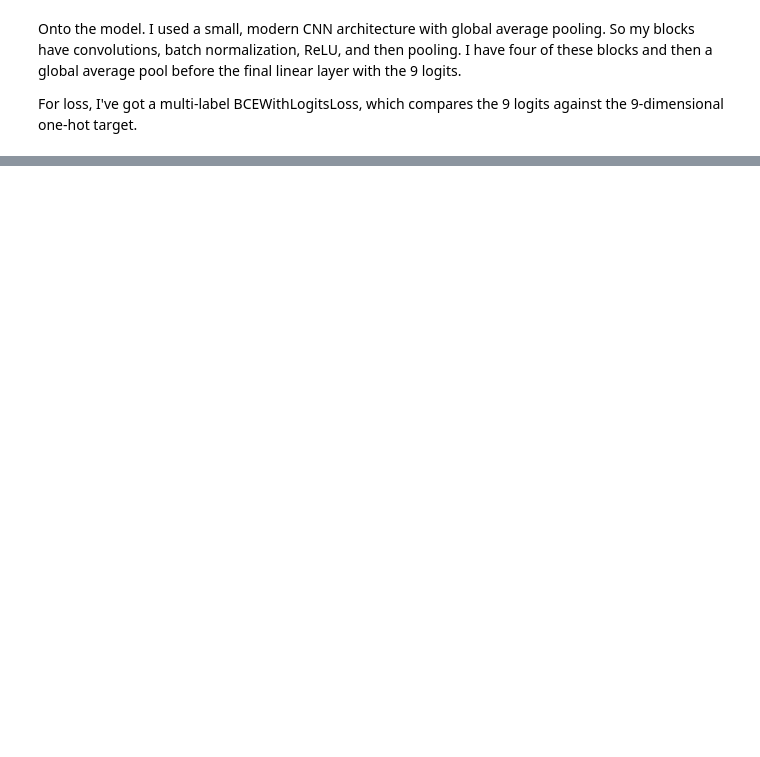
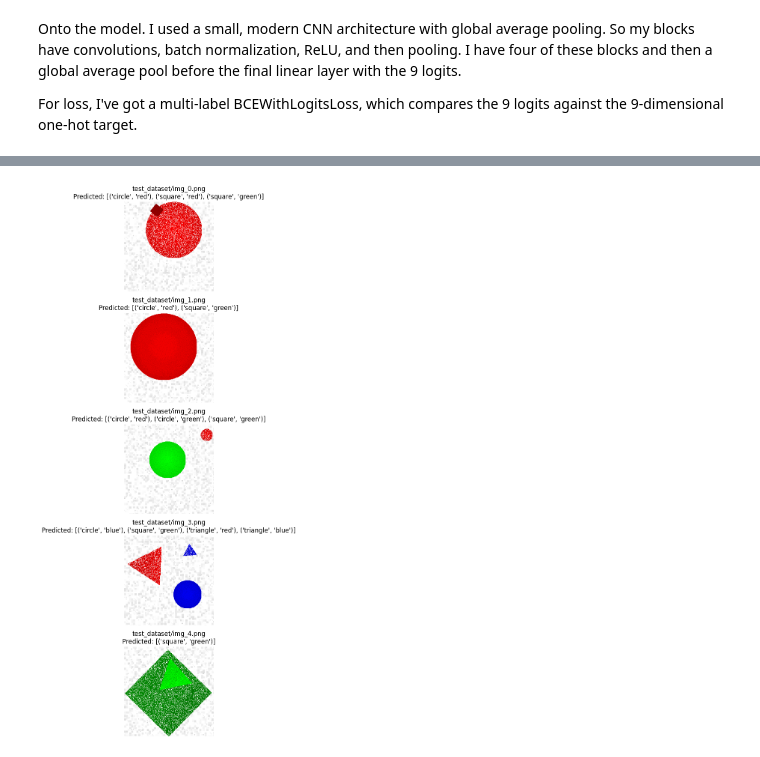
Before and after one commit to ojas-mediratta/kaggle-competitions, a Jupyter notebook: all_shapes_and_colors/ojas_mediratta_kodiak.ipynb, the cells around one changed output, grey strips where cells are left out. Saved outputs shown, nothing was run; the diff lists cells and outputs as text; code cells hidden in the pictures; blank space fills up the shorter version.

```diff
--- a/all_shapes_and_colors/ojas_mediratta_kodiak.ipynb
+++ b/all_shapes_and_colors/ojas_mediratta_kodiak.ipynb
@@ -381,0 +441,25 @@ for epoch in range(1, EPOCHS+1):
+# %%
+def show_predictions(dataset, submission_df, n=5):
+    """
+    Show n test images with their predicted labels (from submission_df).
+    """
+    plt.figure(figsize=(12, 3*n))
+    for i in range(n):
+        img, path = dataset[i]  # test_ds should return (image_tensor, path)
+        img_np = img.permute(1, 2, 0).numpy()
+        img_np = (img_np * 0.5 + 0.5).clip(0, 1)  # unnormalize if mean=0.5,std=0.5
+
+        # find corresponding row in submission
+        label_str = submission_df.loc[submission_df["path"] == path, "label"].values[0]
+
+        ax = plt.subplot(n, 1, i+1)
+        ax.imshow(img_np)
+        ax.set_title(f"{path}\nPredicted: {label_str}")
+        ax.axis("off")
+    plt.tight_layout()
+    plt.show()
+
+# Example: show 5 test samples
+show_predictions(test_ds, submission, n=5)
+# %% [output]
+[figure, added]
```
Also changed, not shown: parts of 8 cells of this notebook, 2 other files.
